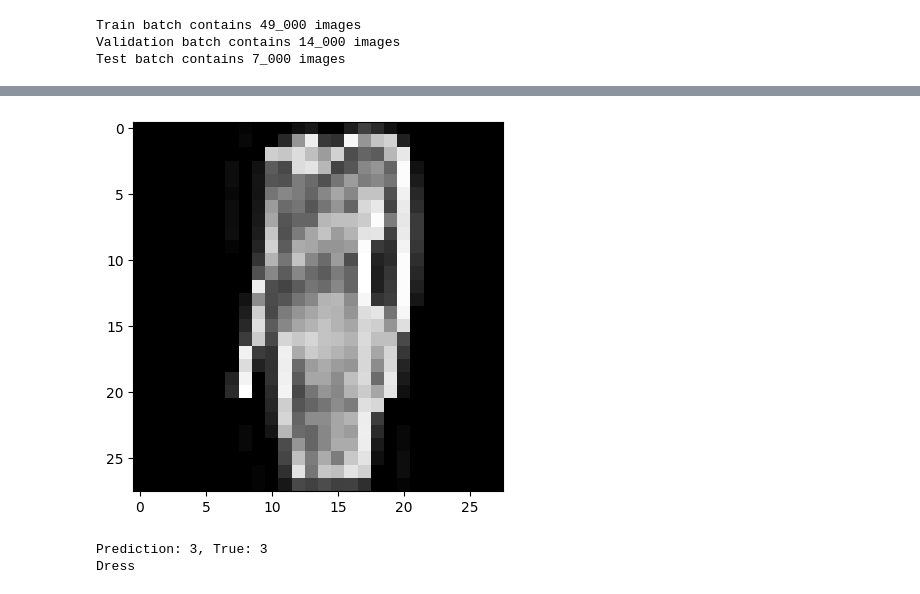
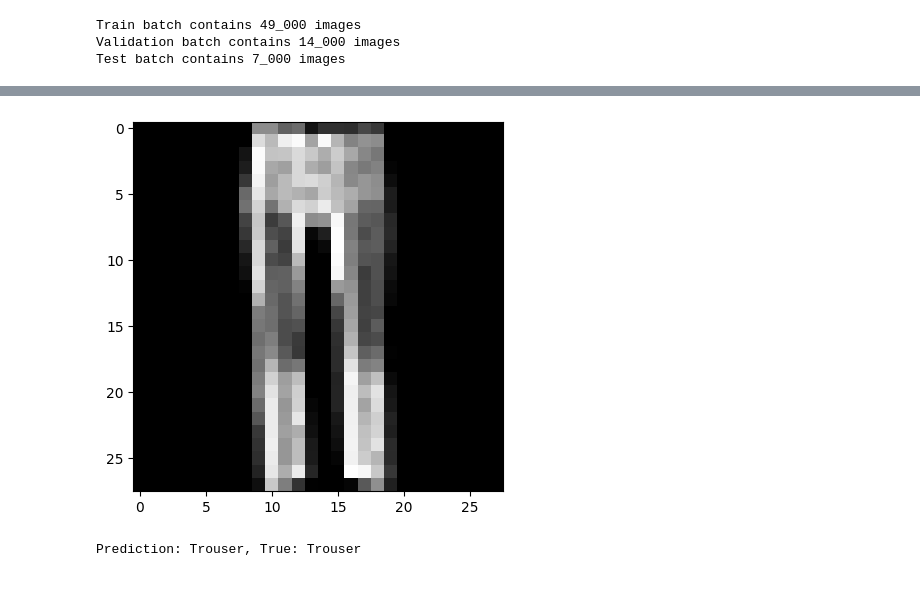
Before and after one commit to Fullbaro/neural_network_framework, a Jupyter notebook: Classification.ipynb, the cells around one changed output, grey strips where cells are left out. Drawn from its saved outputs; the diff is of its cells as text; code cells hidden in the pictures.

```diff
--- a/Classification.ipynb
+++ b/Classification.ipynb
@@ -33,7 +31,12 @@ Unzipping images...
 Done!
 # %%
 dataset = ImageClassificationDataset()
-dataset.load("classification_dataset", size=28, binary=False)
+dataset.load(
+    "classification_dataset",
+    size=28,
+    binary=False
+)
+
 dataset.augment()
 dataset.balance()
 dataset.preprocess(
@@ -119,27 +110,26 @@ model = Model.load("model.m")
 # %%
 fashion_mnist_labels = {
     0: 'T-shirt/top',
     1: 'Trouser',
     2: 'Pullover',
     3: 'Dress',
     4: 'Coat',
     5: 'Sandal',
     6: 'Shirt',
     7: 'Sneaker',
     8: 'Bag',
     9: 'Ankle boot'
 }
 
 img = random.randint(0, len(X_test)-1) # Random image from test batch
 
 plt.imshow((X_test[img].reshape(28, 28)), cmap='gray')
 plt.show()
 
-prediction = model.predict(X_test[img])[0] # Pass image(s) in array
-print(f"Prediction: {prediction}, True: {y_test[img]}")
+predictions = model.predict(X_test[img]) # Pass image(s) in array
 
-print(fashion_mnist_labels[prediction])
+prediction = fashion_mnist_labels[predictions[0]]
+print(f"Prediction: {prediction}, True: {fashion_mnist_labels[y_test[img]]}")
 # %% [output]
-[figure, old version]
+[figure, new version]
-Prediction: 3, True: 3
-Dress
+Prediction: Trouser, True: Trouser
```
Also changed, not shown: parts of 7 cells of this notebook, 9 other files.
